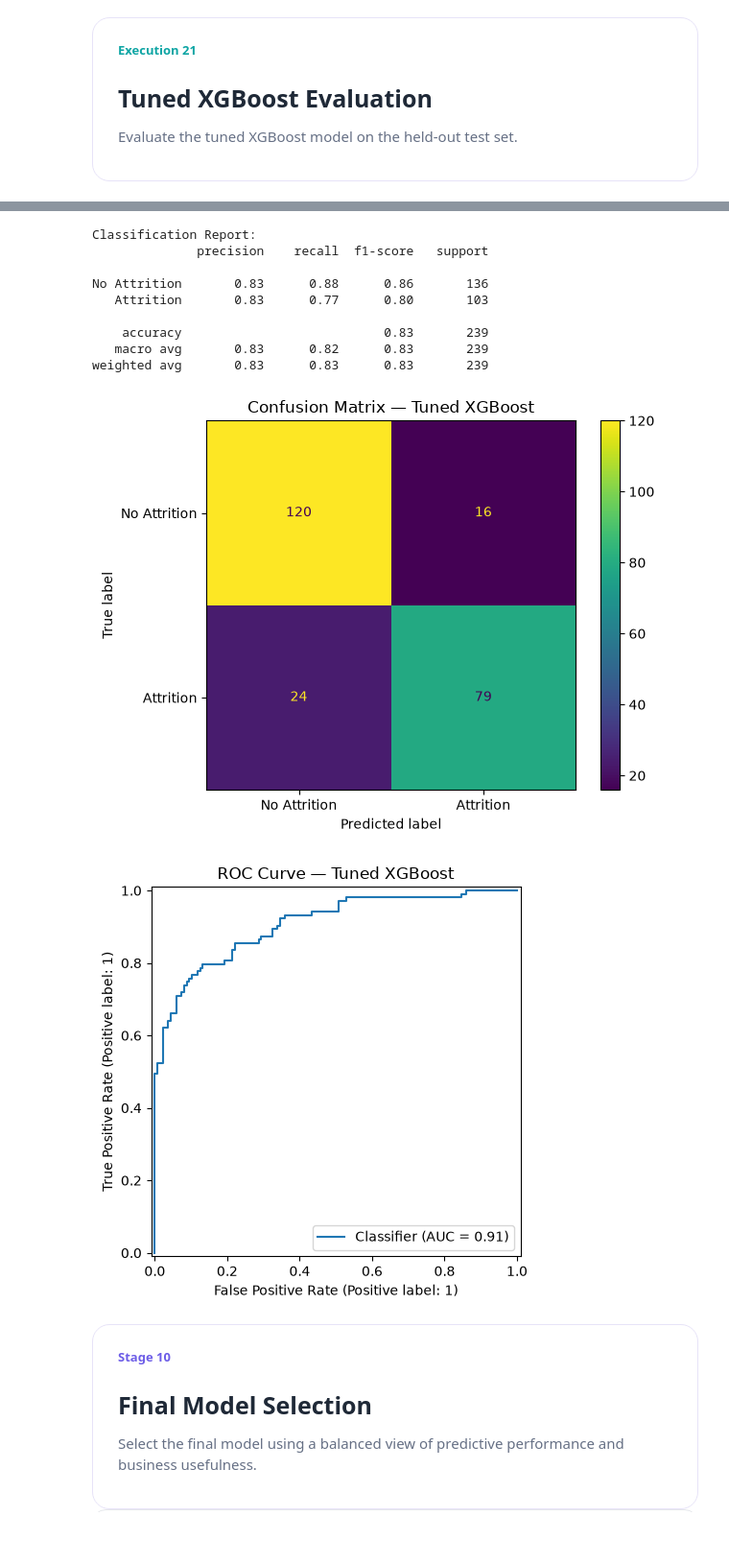
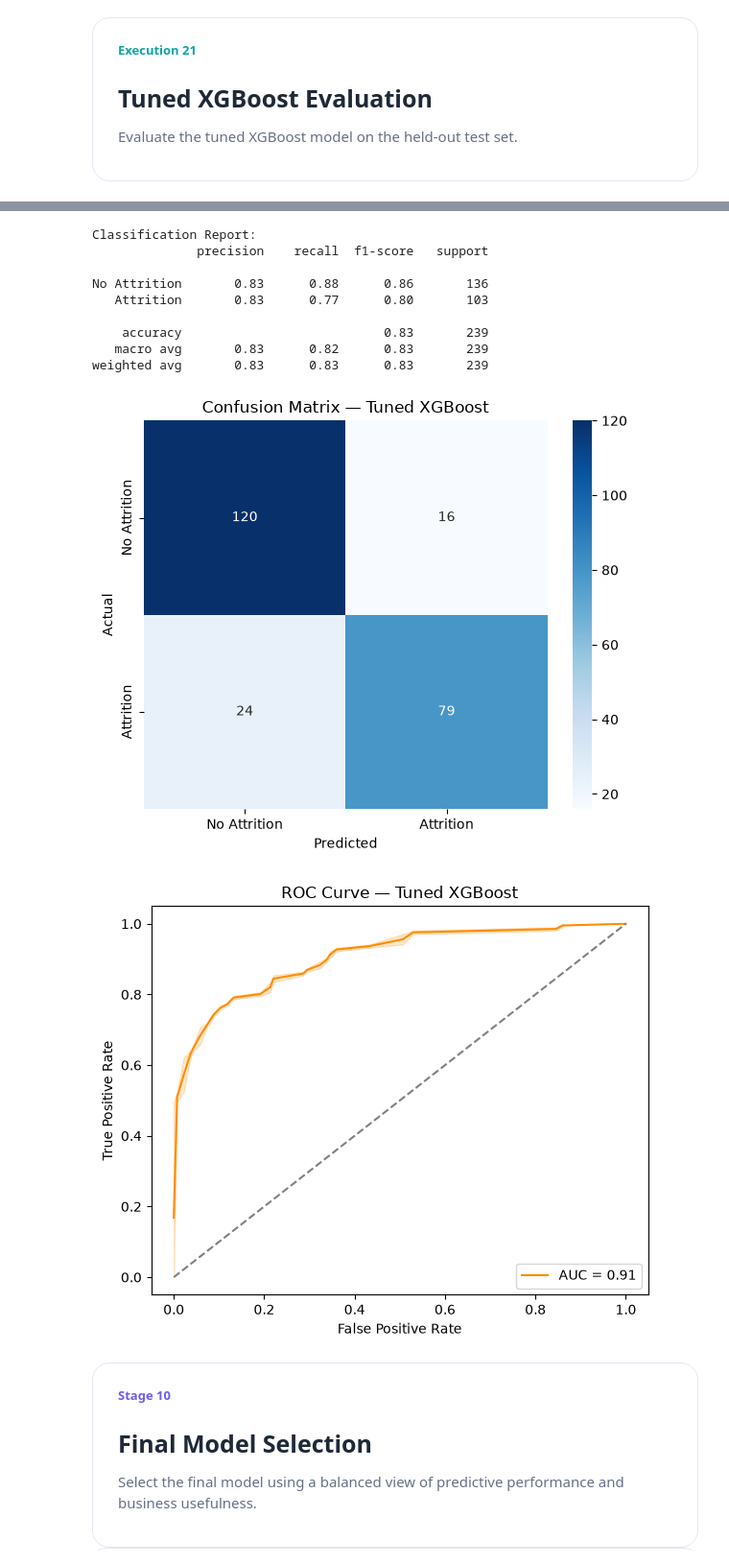
Before and after one commit to uday7219/Employee_Attrition_Project, a Jupyter notebook: employee_attrition_prediction.ipynb, the cells around one changed output, grey strips where cells are left out. Shown at 96% size. Drawn from its saved outputs; the diff is of its cells as text; code cells hidden in the pictures; folded sections open; blank space fills up the shorter version.

```diff
--- a/employee_attrition_prediction.ipynb
+++ b/employee_attrition_prediction.ipynb
@@ -383,9 +372,8 @@ plt.show()
 <div style="background:linear-gradient(135deg,#ffffff 0%,#f7f5ff 100%);border:1px solid #e7e3f8;border-radius:18px;padding:22px 26px;margin:10px 0 22px;box-shadow:0 8px 24px rgba(31,41,55,.06);font-family: Times New Roman">
 <div style="font-size:13px;font-weight:700;color:#0EA5A4;letter-spacing:1.2px;text-transform:uppercase;margin-bottom:8px;">Execution 10</div><h2 style="margin:0;color:#1f2937;font-size:25px;">UNIVARIATE ANALYSIS - Categorical Feature Analysis</h2><p style="margin:8px 0 0;color:#667085;font-size:15px;line-height:1.6;">Explore selected categorical variables and their relationship with employee outcomes.</p></div>
 # %%
-# ============================================================
 # UNIVARIATE ANALYSIS — SELECTED CATEGORICAL FEATURES
-# ============================================================
+
 selected_features = [
     "Gender", "Age", "Maritalstatus", "Academic_degree",
     "OverTime", "Business_Travel", "Job_Satisfaction",
@@ -394,10 +382,12 @@ selected_features = [
 
 for col in selected_features:
     plt.figure(figsize=(8, 5))
-    eda_df[col].value_counts().plot(kind="bar")
+    sns.countplot(x=col, data=eda_df, palette="Set2")
+
     plt.title(f"Distribution of {col}")
     plt.xlabel(col)
     plt.ylabel("Count")
+    plt.xticks(rotation=0)
 
     plt.tight_layout()
     plt.show()
@@ -415,11 +405,10 @@ for col in selected_features:
 <div style="background:linear-gradient(135deg,#ffffff 0%,#f7f5ff 100%);border:1px solid #e7e3f8;border-radius:18px;padding:22px 26px;margin:10px 0 22px;box-shadow:0 8px 24px rgba(31,41,55,.06);font-family: Times New Roman">
 <div style="font-size:13px;font-weight:700;color:#0EA5A4;letter-spacing:1.2px;text-transform:uppercase;margin-bottom:8px;">Execution 11</div><h2 style="margin:0;color:#1f2937;font-size:25px;">BIVARIATE ANALYSIS — Attrition Rate Analysis</h2><p style="margin:8px 0 0;color:#667085;font-size:15px;line-height:1.6;">Compare attrition rates across important employee segments to uncover actionable patterns.</p></div>
 # %%
-# ============================================================
-# BIVARIATE ANALYSIS — ATTRITION RATE BY KEY FEATURES
-# ============================================================
 for col in ["OverTime", "Job_Satisfaction", "Job_Stability",
             "Job_Opportunities", "Business_Travel", "Work_Live_Balance"]:
+
+    # Crosstab with percentages
     rate = pd.crosstab(
         eda_df[col],
         eda_df["Attrition"],
@@ -432,11 +421,17 @@ for col in ["OverTime", "Job_Satisfaction", "Job_Stability",
     print(f"\nAttrition percentage by {col}:")
     display(rate.round(2))
 
-    rate.plot(kind="bar", figsize=(8, 5))
+    # Convert to long format for seaborn
+    rate_long = rate.reset_index().melt(id_vars=col, var_name="Attrition", value_name="Percentage")
+
+    plt.figure(figsize=(8, 5))
+    sns.barplot(x=col, y="Percentage", hue="Attrition", data=rate_long, palette="Set2")
+
     plt.title(f"Attrition Rate by {col}")
     plt.xlabel(col)
     plt.ylabel("Percentage")
     plt.legend(title="Attrition")
+    plt.xticks(rotation=0)
     plt.tight_layout()
     plt.show()
 # %% [output]
@@ -917,20 +915,17 @@ Best CV F1: 0.7876
 <div style="background:linear-gradient(135deg,#ffffff 0%,#f7f5ff 100%);border:1px solid #e7e3f8;border-radius:18px;padding:22px 26px;margin:10px 0 22px;box-shadow:0 8px 24px rgba(31,41,55,.06);font-family: Times New Roman">
 <div style="font-size:13px;font-weight:700;color:#0EA5A4;letter-spacing:1.2px;text-transform:uppercase;margin-bottom:8px;">Execution 21</div><h2 style="margin:0;color:#1f2937;font-size:25px;">Tuned XGBoost Evaluation</h2><p style="margin:8px 0 0;color:#667085;font-size:15px;line-height:1.6;">Evaluate the tuned XGBoost model on the held-out test set.</p></div>
 # %%
-# ============================================================
-# EVALUATE TUNED XGBOOST
-# ============================================================
+# --- Metrics ---
 tuned_model = search.best_estimator_
-
 tuned_pred = tuned_model.predict(X_test)
 tuned_prob = tuned_model.predict_proba(X_test)[:, 1]
 
 tuned_metrics = {
-    "Accuracy": accuracy_score(y_test, tuned_pred),
-    "Precision": precision_score(y_test, tuned_pred, zero_division=0),
-    "Recall": recall_score(y_test, tuned_pred, zero_division=0),
-    "F1": f1_score(y_test, tuned_pred, zero_division=0),
-    "ROC-AUC": roc_auc_score(y_test, tuned_prob)
+    "Accuracy": round(accuracy_score(y_test, pred)*100,2),
+    "Precision":round( precision_score(y_test, pred, zero_division=0)*100,2),
+    "Recall": round(recall_score(y_test, pred, zero_division=0)*100,2),
+    "F1": round(f1_score(y_test, pred, zero_division=0)*100,2),
+    "ROC-AUC": round(roc_auc_score(y_test, prob)*100,2)
 }
 
 display(pd.DataFrame([tuned_metrics], index=["Tuned XGBoost"]).round(2))
@@ -942,17 +937,31 @@ print(classification_report(
     target_names=["No Attrition", "Attrition"]
 ))
 
-ConfusionMatrixDisplay.from_predictions(
-    y_test,
-    tuned_pred,
-    display_labels=["No Attrition", "Attrition"]
+# --- Confusion Matrix ---
+cm = confusion_matrix(y_test, tuned_pred)
+plt.figure(figsize=(6, 5))
+sns.heatmap(
+    cm, annot=True, fmt="d", cmap="Blues",
+    xticklabels=["No Attrition", "Attrition"],
+    yticklabels=["No Attrition", "Attrition"]
 )
 plt.title("Confusion Matrix — Tuned XGBoost")
+plt.xlabel("Predicted")
+plt.ylabel("Actual")
 plt.tight_layout()
 plt.show()
 
-RocCurveDisplay.from_predictions(y_test, tuned_prob)
+# --- ROC Curve ---
+fpr, tpr, _ = roc_curve(y_test, tuned_prob)
+roc_auc = auc(fpr, tpr)
+
+plt.figure(figsize=(6, 5))
+sns.lineplot(x=fpr, y=tpr, label=f"AUC = {roc_auc:.2f}", color="darkorange")
+sns.lineplot(x=[0, 1], y=[0, 1], linestyle="--", color="gray")  # baseline
 plt.title("ROC Curve — Tuned XGBoost")
+plt.xlabel("False Positive Rate")
+plt.ylabel("True Positive Rate")
+plt.legend(loc="lower right")
 plt.tight_layout()
 plt.show()
 # %% [output]
@@ -961,14 +970,14 @@ plt.show()
 Classification Report:
               precision    recall  f1-score   support
 
 No Attrition       0.83      0.88      0.86       136
    Attrition       0.83      0.77      0.80       103
 
     accuracy                           0.83       239
    macro avg       0.83      0.82      0.83       239
 weighted avg       0.83      0.83      0.83       239
-[figure, old version]
+[figure, new version]
-[figure, old version]
+[figure, new version]
 # %% [markdown]
 <div style="background:linear-gradient(135deg,#ffffff 0%,#f7f5ff 100%);border:1px solid #e7e3f8;border-radius:18px;padding:22px 26px;margin:10px 0 22px;box-shadow:0 8px 24px rgba(31,41,55,.06);font-family: Times New Roman">
 <div style="font-size:13px;font-weight:700;color:#6C5CE7;letter-spacing:1.2px;text-transform:uppercase;margin-bottom:8px;">Stage 10</div><h2 style="margin:0;color:#1f2937;font-size:25px;">Final Model Selection</h2><p style="margin:8px 0 0;color:#667085;font-size:15px;line-height:1.6;">Select the final model using a balanced view of predictive performance and business usefulness.</p></div><details style="background:#fff;border:1px solid #e5e7eb;border-radius:14px;padding:12px 18px;margin-bottom:18px;">
```
Also changed, not shown: parts of 30 cells of this notebook.
